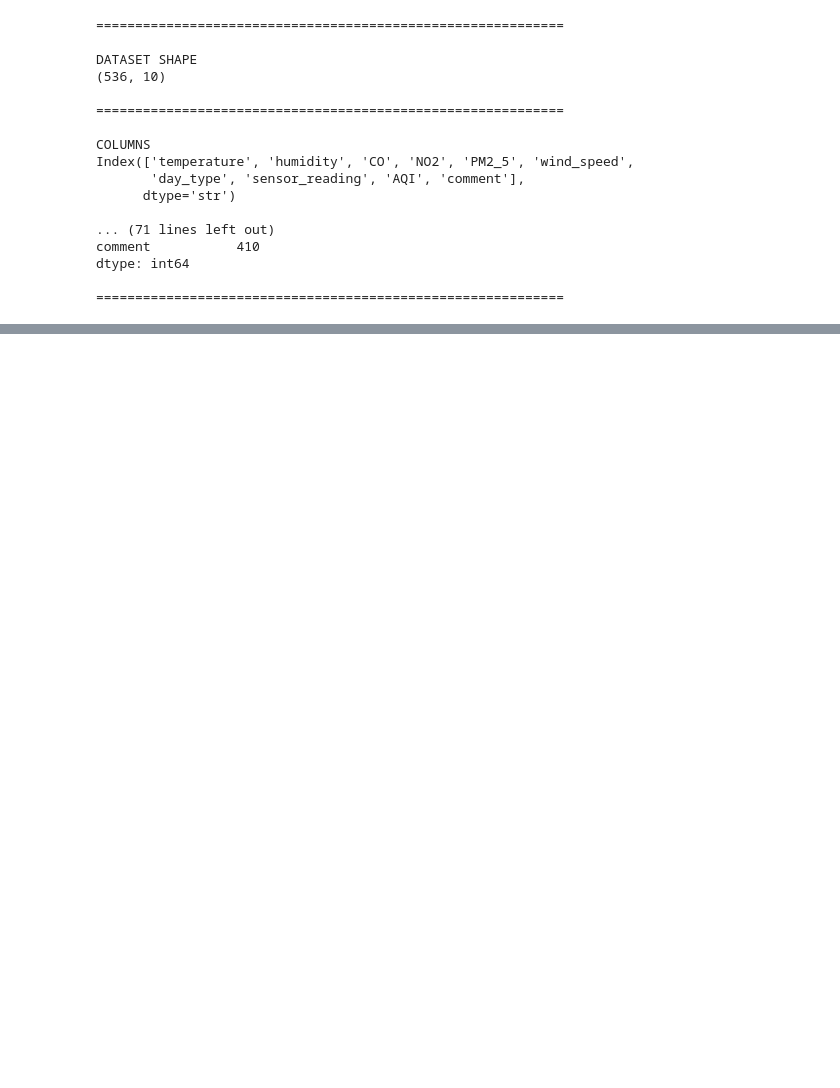
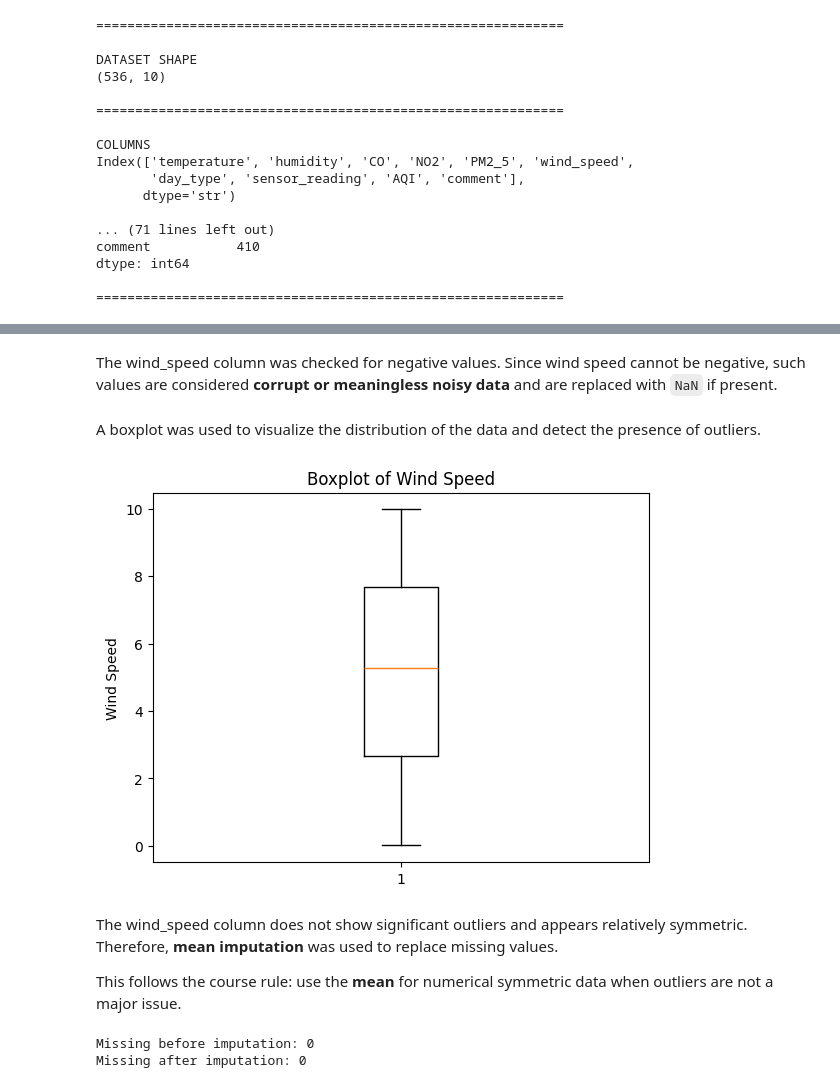
Before and after one commit to Dana-Morgan/air-quality-project, a Jupyter notebook: notebook/air_quality_eda.ipynb, the cells around one changed output, grey strips where cells are left out. Cells and saved outputs as stored; diff of their text form; code cells hidden in the pictures; blank space fills up the shorter version.

```diff
--- a/notebook/air_quality_eda.ipynb
+++ b/notebook/air_quality_eda.ipynb
@@ -130,0 +313,33 @@ Number of duplicates after: 0
+# %% [markdown]
+The wind_speed column was checked for negative values. Since wind speed cannot be negative, such values are considered **corrupt or meaningless noisy data** and are replaced with `NaN` if present.
+# %%
+# Handle corrupt or meaningless noisy data in wind_speed
+# Negative wind speed values are invalid, so they are converted to missing values (NaN).
+df.loc[df['wind_speed'] < 0, 'wind_speed'] = np.nan
+# %% [markdown]
+A boxplot was used to visualize the distribution of the data and detect the presence of outliers.
+# %%
+plt.boxplot(df['wind_speed'].dropna())
+plt.title('Boxplot of Wind Speed')
+plt.ylabel('Wind Speed')
+plt.show()
+# %% [output]
+[figure, added]
+# %% [markdown]
+The wind_speed column does not show significant outliers and appears relatively symmetric. Therefore, **mean imputation** was used to replace missing values.
+
+This follows the course rule: use the **mean** for numerical symmetric data when outliers are not a major issue.
+# %%
+# Count missing values before imputation
+before = df['wind_speed'].isnull().sum()
+print("Missing before imputation:", before)
+
+# Mean imputation for numerical data without significant outliers
+df['wind_speed'] = df['wind_speed'].fillna(df['wind_speed'].mean())
+
+# Count missing values after imputation
+after = df['wind_speed'].isnull().sum()
+print("Missing after imputation:", after)
+# %% [output]
+Missing before imputation: 0
+Missing after imputation: 0
```
Also changed, not shown: parts of 23 cells of this notebook.
